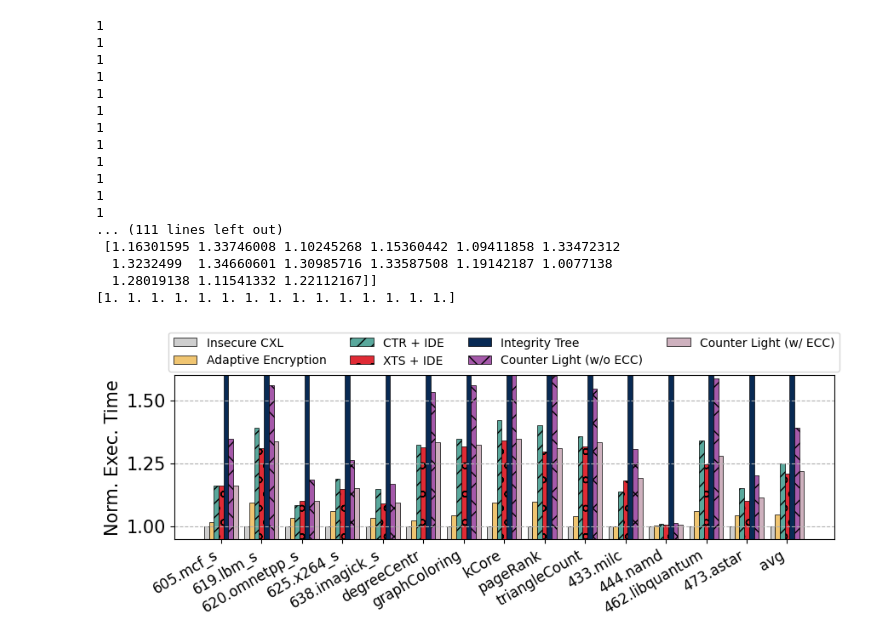
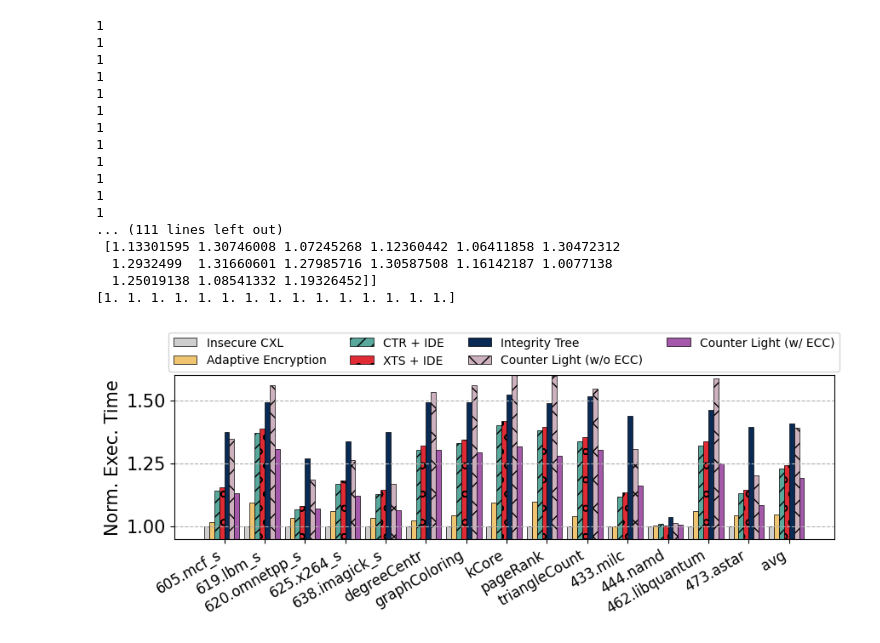
Before and after one commit to LichK9/fig_script, a Jupyter notebook: bench/bench.ipynb, the cells around one changed output. Drawn from its saved outputs; the diff is of its cells as text; code cells hidden in the pictures.

```diff
--- a/bench/bench.ipynb
+++ b/bench/bench.ipynb
@@ -32,7 +32,7 @@ print(b1)
 
 
 allfigsize=(10,2.5)
-width=0.12
+width=0.125
 plt.figure(figsize=allfigsize)
 i = (lambda c: lambda: next(c))(itertools.count(0))
 j = (lambda c: lambda: next(c))((itertools.count(0)))
@@ -40,45 +40,48 @@ j = (lambda c: lambda: next(c))((itertools.count(0)))
 print(b1[0])
 # plt.bar(x - width*2.5, b1[0], width, label='Insecure Local', color='#cecece', hatch=".", edgecolor='black', linewidth=0.5, align='center')
 # plt.bar(x - width*1.5, b1[2], width, label='XTS TEE Local', color='#a559aa', hatch="-", edgecolor='black', linewidth=0.5, align='center')
-plt.bar(x + width*(j() - 3), b1[i()], width, label='Insecure CXL ', color='#cecece',edgecolor='black', linewidth=0.5, align='center')
-plt.bar(x + width*(j() - 3), b1[i()], width, label='Adaptive Encryption',color='#f0c571', edgecolor='black', linewidth=0.5, align='center')
-plt.bar(x + width*(j() - 3), b1[i()], width, label='CTR + IDE', color='#59a89c',  hatch="//" , edgecolor='black', linewidth=0.5, align='center')
-plt.bar(x + width*(j() - 3), b1[i()], width, label='XTS + IDE', color='#e02b35', hatch="o",edgecolor='black', linewidth=0.5, align='center')
-plt.bar(x + width*(j() - 3), b1[i()], width, label='Integrity Tree ', color='#082a54', edgecolor='black', linewidth=0.5, align='center')
-plt.bar(x + width*(j() - 3), b1[i()], width, label='Counter Light (w/o ECC)',  color='#a559aa', hatch="x", edgecolor='black', linewidth=0.5, align='center' )
-plt.bar(x + width*(j() - 3), b1[i()], width, label='Counter Light (w/ ECC)', color='#CEB1BE', edgecolor='black', linewidth=0.5, align='center')
+off = 7 / 2
+plt.bar(x + width*(j() - off), b1[i()], width, label='Insecure CXL ', color='#cecece',edgecolor='black', linewidth=0.5, align='center')
+plt.bar(x + width*(j() - off), b1[i()], width, label='Adaptive Encryption',color='#f0c571', edgecolor='black', linewidth=0.5, align='center')
+plt.bar(x + width*(j() - off), b1[i()], width, label='CTR + IDE', color='#59a89c',  hatch="//" , edgecolor='black', linewidth=0.5, align='center')
+plt.bar(x + width*(j() - off), b1[i()], width, label='XTS + IDE', color='#e02b35', hatch="o",edgecolor='black', linewidth=0.5, align='center')
+plt.bar(x + width*(j() - off), b1[i()], width, label='Integrity Tree ', color='#082a54', edgecolor='black', linewidth=0.5, align='center')
+plt.bar(x + width*(j() - off), b1[i()], width, label='Counter Light (w/o ECC)',  color='#CEB1BE', hatch="x", edgecolor='black', linewidth=0.5, align='center' )
+plt.bar(x + width*(j() - off), b1[i()], width, label='Counter Light (w/ ECC)', color='#a559aa', edgecolor='black', linewidth=0.5, align='center')
+
+# plt.bar(x + width*(j() - off), b1[i()], width, label='Counter Light (w/ ECC)', color='#CEB1BE', edgecolor='black', linewidth=0.5, align='center')
 
 #5F634F
 
 plt.grid(axis='y',linestyle='--')
 plt.xticks(x,xclicks, fontsize=12, rotation=30,ha='right', va='top')
 #plt.ylim(0,180000)
 plt.ylim(0.95,  1.6)
 plt.yticks([1.0,1.25,1.5],fontsize=15)
 #plt.xlabel(xlabels,fontsize=15)
 plt.ylabel(ylabels,fontsize=15)
 plt.legend(loc='upper center', ncol=4, bbox_to_anchor=(0.50, 1.30), fontsize=10)
 plt.savefig('bench.pdf',bbox_inches = 'tight')
 plt.show()
 # %% [output]
 1
 1
 1
 1
 1
 1
 1
 1
 1
 1
 1
 1
 ... (111 lines left out)
- [1.16301595 1.33746008 1.10245268 1.15360442 1.09411858 1.33472312
-  1.3232499  1.34660601 1.30985716 1.33587508 1.19142187 1.0077138
-  1.28019138 1.11541332 1.22112167]]
+ [1.13301595 1.30746008 1.07245268 1.12360442 1.06411858 1.30472312
+  1.2932499  1.31660601 1.27985716 1.30587508 1.16142187 1.0077138
+  1.25019138 1.08541332 1.19326452]]
 [1. 1. 1. 1. 1. 1. 1. 1. 1. 1. 1. 1. 1. 1. 1.]
-[figure, old version]
+[figure, new version]
 # %%
 import numpy as np
 import matplotlib.pyplot as plt
```
Also changed, not shown: parts of 1 cell of this notebook, 9 other files.
